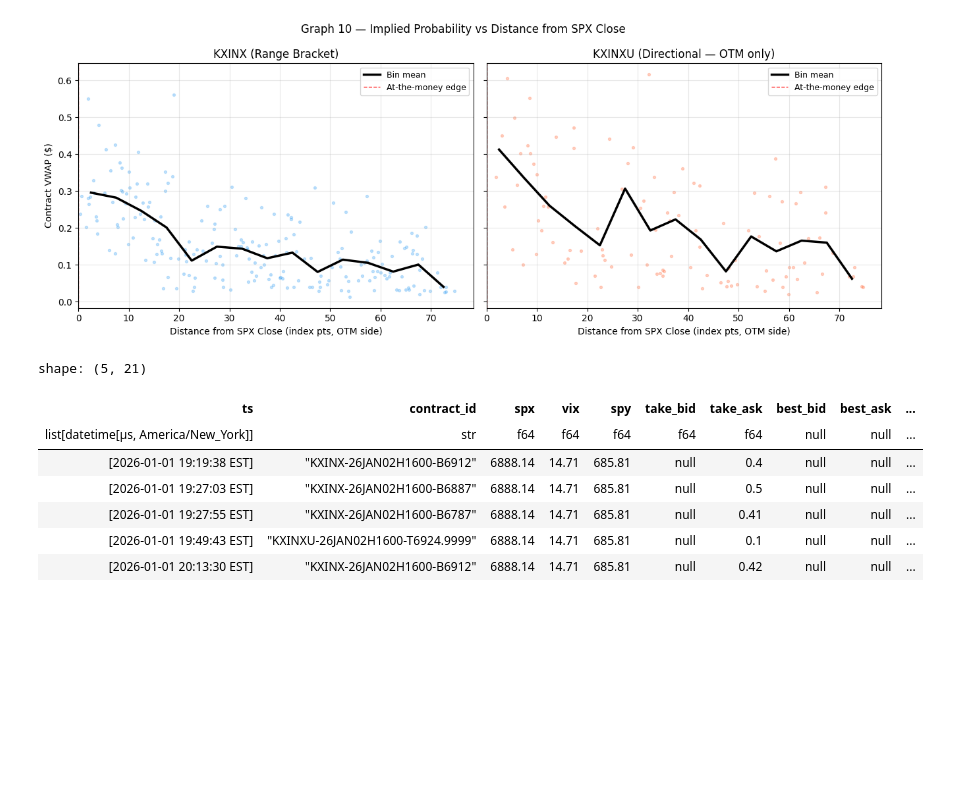
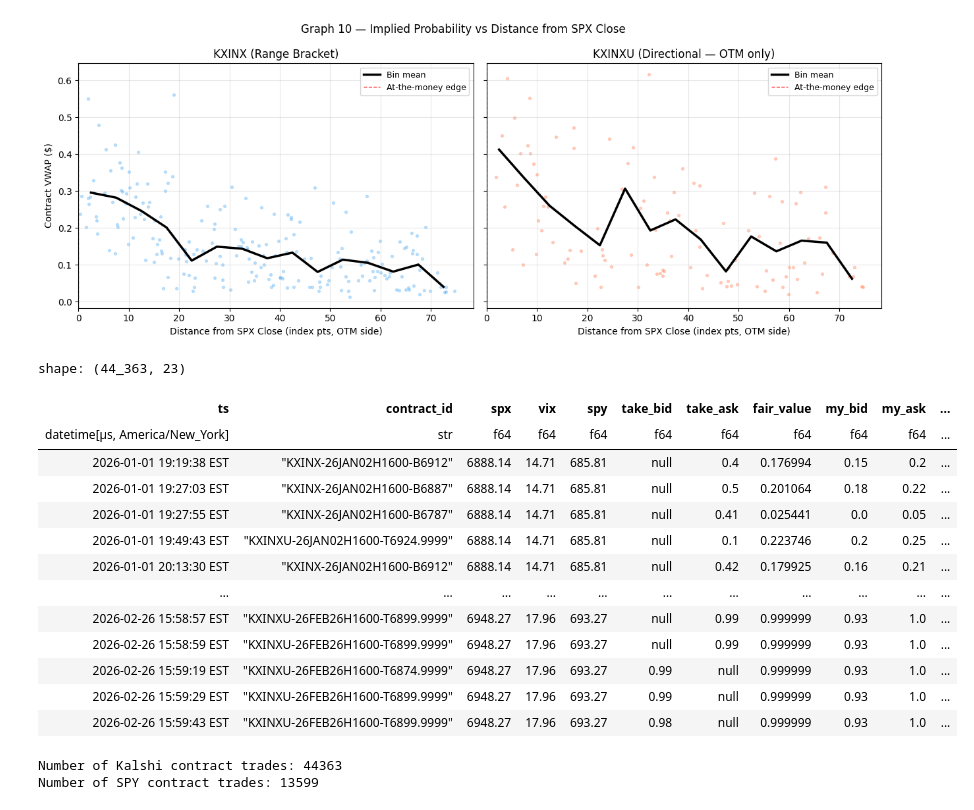
Before and after one commit to chris-mulligan-50/FINM-33150-Quantitative-Trading-Strategies-Final-Project-Kalshi-Market-Making-, a Jupyter notebook: initial_data_analysis.ipynb, the cells around one changed output. Saved outputs shown, nothing was run; the diff lists cells and outputs as text; code cells hidden in the pictures; blank space fills up the shorter version.

Commit message:
More or less working system w/ simulator - Need to check tmrw to make sure logic is correct

```diff
--- a/initial_data_analysis.ipynb
+++ b/initial_data_analysis.ipynb
@@ -1084,13 +1084,39 @@ import polars as pl
 
 sim_df = pl.read_parquet("simulation_output.parquet")
 # %%
-sim_df.head()
+sim_df
 # %% [output]
-shape: (5, 21)
+shape: (44_363, 23)
-| ts | contract_id | spx | vix | spy | take_bid | take_ask | best_bid | best_ask | ... |
-| list[datetime[μs, America/New_York]] | str | f64 | f64 | f64 | f64 | f64 | null | null | ... |
-| [2026-01-01 19:19:38 EST] | "KXINX-26JAN02H1600-B6912" | 6888.14 | 14.71 | 685.81 | null | 0.4 | null | null | ... |
-| [2026-01-01 19:27:03 EST] | "KXINX-26JAN02H1600-B6887" | 6888.14 | 14.71 | 685.81 | null | 0.5 | null | null | ... |
-| [2026-01-01 19:27:55 EST] | "KXINX-26JAN02H1600-B6787" | 6888.14 | 14.71 | 685.81 | null | 0.41 | null | null | ... |
-| [2026-01-01 19:49:43 EST] | "KXINXU-26JAN02H1600-T6924.9999" | 6888.14 | 14.71 | 685.81 | null | 0.1 | null | null | ... |
-| [2026-01-01 20:13:30 EST] | "KXINX-26JAN02H1600-B6912" | 6888.14 | 14.71 | 685.81 | null | 0.42 | null | null | ... |
+| ts | contract_id | spx | vix | spy | take_bid | take_ask | fair_value | my_bid | my_ask | ... |
+| datetime[μs, America/New_York] | str | f64 | f64 | f64 | f64 | f64 | f64 | f64 | f64 | ... |
+| 2026-01-01 19:19:38 EST | "KXINX-26JAN02H1600-B6912" | 6888.14 | 14.71 | 685.81 | null | 0.4 | 0.176994 | 0.15 | 0.2 | ... |
+| 2026-01-01 19:27:03 EST | "KXINX-26JAN02H1600-B6887" | 6888.14 | 14.71 | 685.81 | null | 0.5 | 0.201064 | 0.18 | 0.22 | ... |
+| 2026-01-01 19:27:55 EST | "KXINX-26JAN02H1600-B6787" | 6888.14 | 14.71 | 685.81 | null | 0.41 | 0.025441 | 0.0 | 0.05 | ... |
+| 2026-01-01 19:49:43 EST | "KXINXU-26JAN02H1600-T6924.9999" | 6888.14 | 14.71 | 685.81 | null | 0.1 | 0.223746 | 0.2 | 0.25 | ... |
+| 2026-01-01 20:13:30 EST | "KXINX-26JAN02H1600-B6912" | 6888.14 | 14.71 | 685.81 | null | 0.42 | 0.179925 | 0.16 | 0.21 | ... |
+| … | … | … | … | … | … | … | … | … | … | ... |
+| 2026-02-26 15:58:57 EST | "KXINXU-26FEB26H1600-T6899.9999" | 6948.27 | 17.96 | 693.27 | null | 0.99 | 0.999999 | 0.93 | 1.0 | ... |
+| 2026-02-26 15:58:59 EST | "KXINXU-26FEB26H1600-T6899.9999" | 6948.27 | 17.96 | 693.27 | null | 0.99 | 0.999999 | 0.93 | 1.0 | ... |
+| 2026-02-26 15:59:19 EST | "KXINXU-26FEB26H1600-T6874.9999" | 6948.27 | 17.96 | 693.27 | 0.99 | null | 0.999999 | 0.93 | 1.0 | ... |
+| 2026-02-26 15:59:29 EST | "KXINXU-26FEB26H1600-T6899.9999" | 6948.27 | 17.96 | 693.27 | 0.99 | null | 0.999999 | 0.93 | 1.0 | ... |
+| 2026-02-26 15:59:43 EST | "KXINXU-26FEB26H1600-T6899.9999" | 6948.27 | 17.96 | 693.27 | 0.98 | null | 0.999999 | 0.93 | 1.0 | ... |
+# %%
+# Report the number of trades for Kalshi contracts & SPY contracts
+
+# We'll count kalshi contract trades and spy contract trades based on sim_df columns
+
+# Kalshi contract trades: Count rows where 'contract_id' is not null
+num_kalshi_trades = sim_df.filter(pl.col('contract_id').is_not_null()).height
+
+# SPY contract trades: Count rows where 'pos_spy' changes (i.e., delta(pos_spy) != 0)
+# We need at least 2 rows for a diff to exist
+spy_pos = sim_df.select("pos_spy").to_series()
+num_spy_trades = 0
+if len(spy_pos) > 1:
+    num_spy_trades = (spy_pos.diff().fill_null(0) != 0).sum()
+
+print(f"Number of Kalshi contract trades: {num_kalshi_trades}")
+print(f"Number of SPY contract trades: {num_spy_trades}")
+# %% [output]
+Number of Kalshi contract trades: 44363
+Number of SPY contract trades: 13599
```
Also changed, not shown: parts of 1 cell of this notebook, 11 other files.
